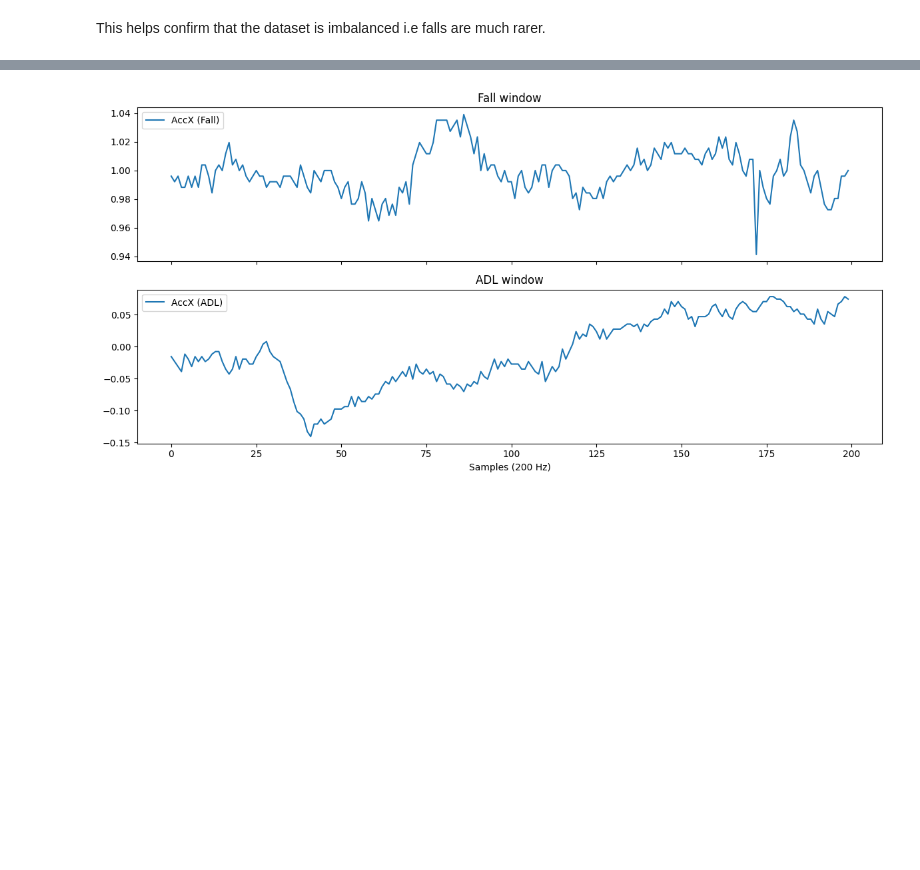
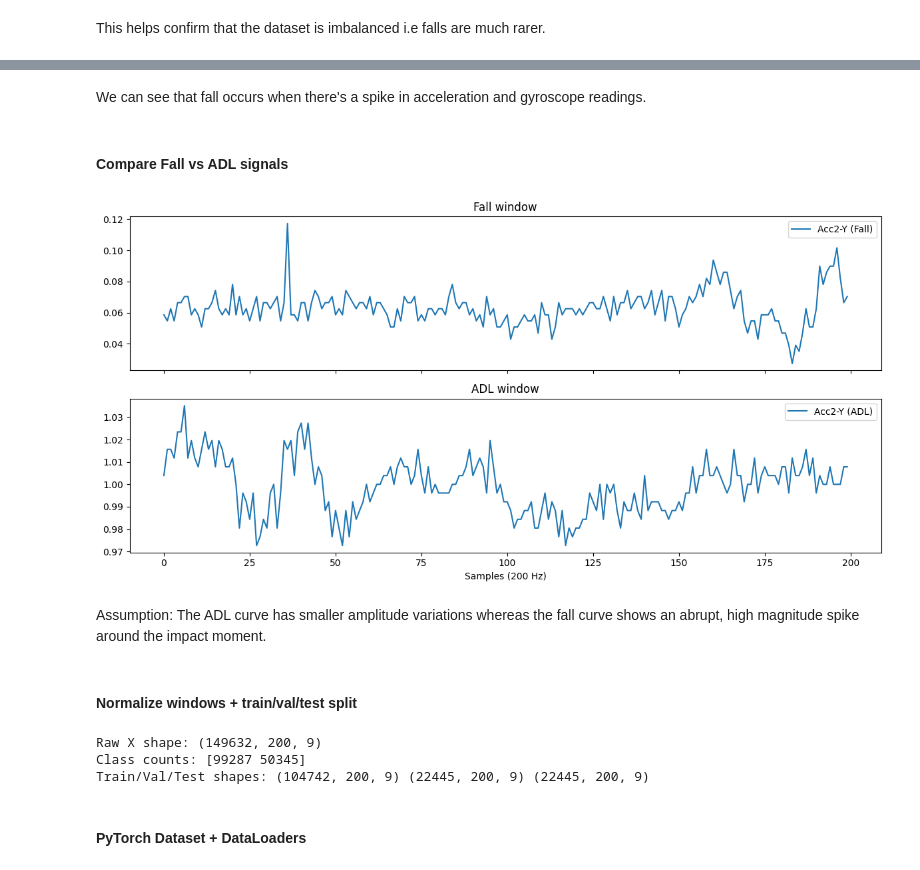
Before and after one commit to Ajay1-me/real-time-fall-prediction, a Jupyter notebook: fall_prediction.ipynb, the cells around one changed output, grey strips where cells are left out. Cells and saved outputs as stored; diff of their text form; code cells hidden in the pictures; blank space fills up the shorter version.

Commit message:
Test/Train and model eval

```diff
--- a/fall_prediction.ipynb
+++ b/fall_prediction.ipynb
@@ -133,19 +135,62 @@ IndexError: tuple index out of range
+# %% [markdown]
+We can see that fall occurs when there's a spike in acceleration and gyroscope readings.
+# %% [markdown]
+#### Compare Fall vs ADL signals
 # %%
 fig, axes = plt.subplots(2, 1, figsize=(12,6), sharex=True)
 
 fall_idx = random.choice(np.where(y == 1)[0])
 adl_idx  = random.choice(np.where(y == 0)[0])
 
-axes[0].plot(X[fall_idx][:,0], label="AccX (Fall)")
+axes[0].plot(X[fall_idx][:,0], label="Acc2-Y (Fall)")
 axes[0].set_title("Fall window")
 axes[0].legend()
 
-axes[1].plot(X[adl_idx][:,0], label="AccX (ADL)")
+axes[1].plot(X[adl_idx][:,0], label="Acc2-Y (ADL)")
 axes[1].set_title("ADL window")
 axes[1].legend()
 
 plt.xlabel("Samples (200 Hz)")
 plt.tight_layout()
 plt.show()
 # %% [output]
-[figure, old version]
+[figure, new version]
+# %% [markdown]
+Assumption:
+The ADL curve has smaller amplitude variations whereas the fall curve shows an abrupt, high magnitude spike around the impact moment.
+# %% [markdown]
+#### Normalize windows + train/val/test split
+# %%
+from sklearn.model_selection import train_test_split
+
+# Ensure correct dtypes
+X = X.astype(np.float32)
+y = y.astype(np.int64)
+
+print("Raw X shape:", X.shape)  # (num_windows, T=200, C=9)
+print("Class counts:", np.bincount(y))
+
+# Train / val / test split (stratified to keep class ratio)
+X_train, X_temp, y_train, y_temp = train_test_split(
+    X, y, test_size=0.3, stratify=y, random_state=42
+)
+
+X_val, X_test, y_val, y_test = train_test_split(
+    X_temp, y_temp, test_size=0.5, stratify=y_temp, random_state=42
+)
+
+# Normalize using train stats (per channel)
+mean = X_train.mean(axis=(0, 1), keepdims=True)
+std  = X_train.std(axis=(0, 1), keepdims=True) + 1e-6
+
+X_train = (X_train - mean) / std
+X_val   = (X_val   - mean) / std
+X_test  = (X_test  - mean) / std
+
+print("Train/Val/Test shapes:", X_train.shape, X_val.shape, X_test.shape)
+# %% [output]
+Raw X shape: (149632, 200, 9)
+Class counts: [99287 50345]
+Train/Val/Test shapes: (104742, 200, 9) (22445, 200, 9) (22445, 200, 9)
+# %% [markdown]
+#### PyTorch Dataset + DataLoaders
```
Also changed, not shown: parts of 12 cells of this notebook, 3 other files.
